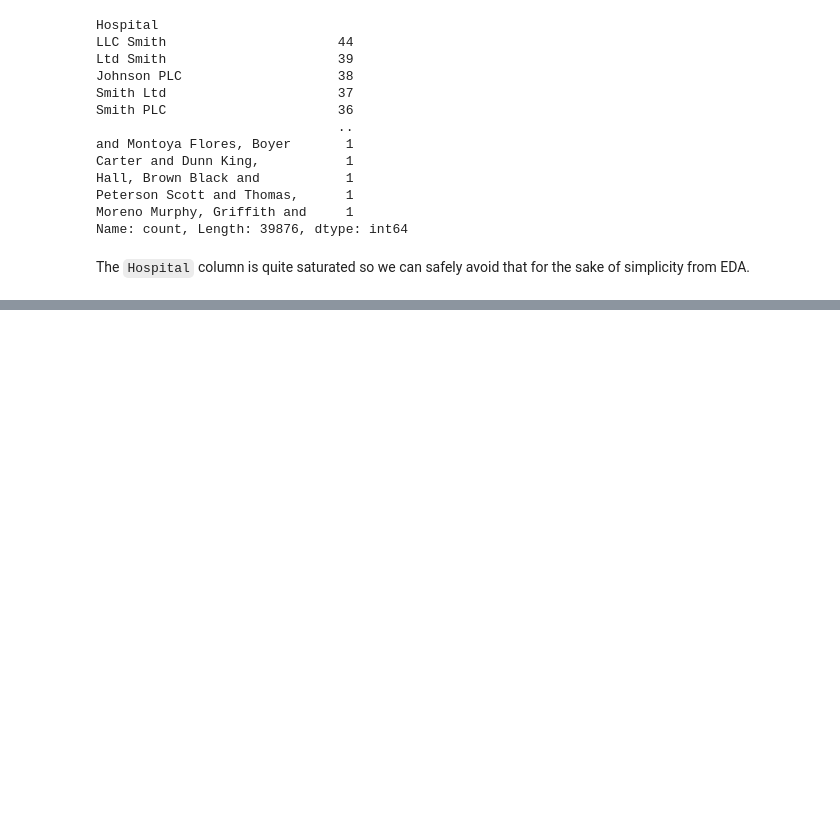
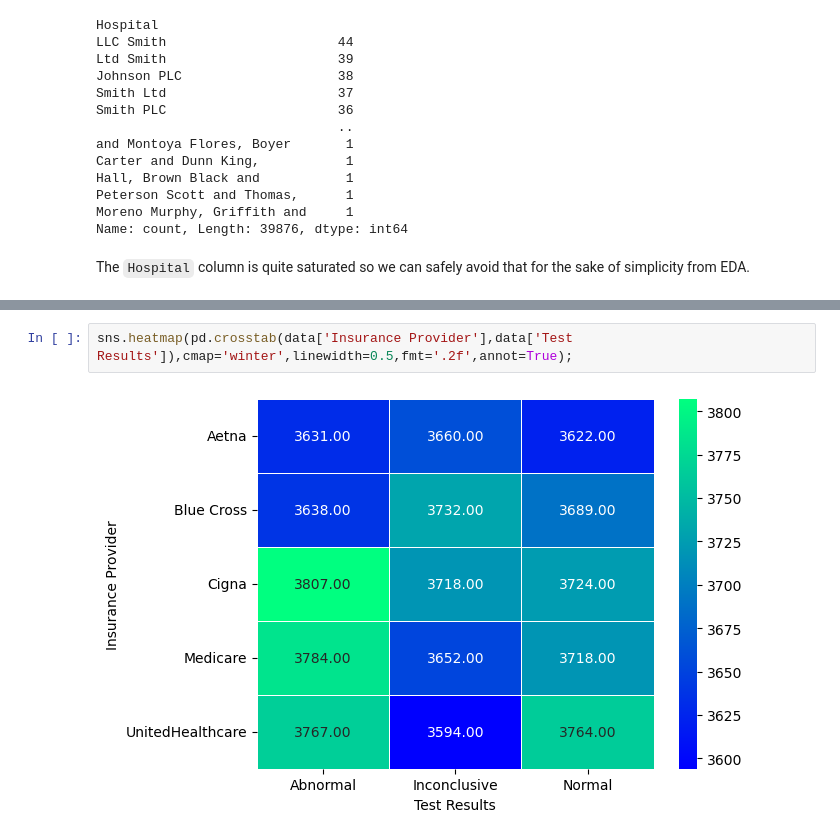
Before and after one commit to DebajyotiBindu/Healthcare-test-result-classifier, a Jupyter notebook: EDA.ipynb, the cells around one changed output, grey strips where cells are left out. Cells and saved outputs as stored; diff of their text form; blank space fills up the shorter version.

Commit message:
Prepared the data for modelling

```diff
--- a/EDA.ipynb
+++ b/EDA.ipynb
@@ -267,0 +324,4 @@ The `Hospital` column is quite saturated so we can safely avoid that for the sak
+# %%
+sns.heatmap(pd.crosstab(data['Insurance Provider'],data['Test Results']),cmap='winter',linewidth=0.5,fmt='.2f',annot=True);
+# %% [output]
+[figure, added]
```
Also changed, not shown: parts of 33 cells of this notebook.
